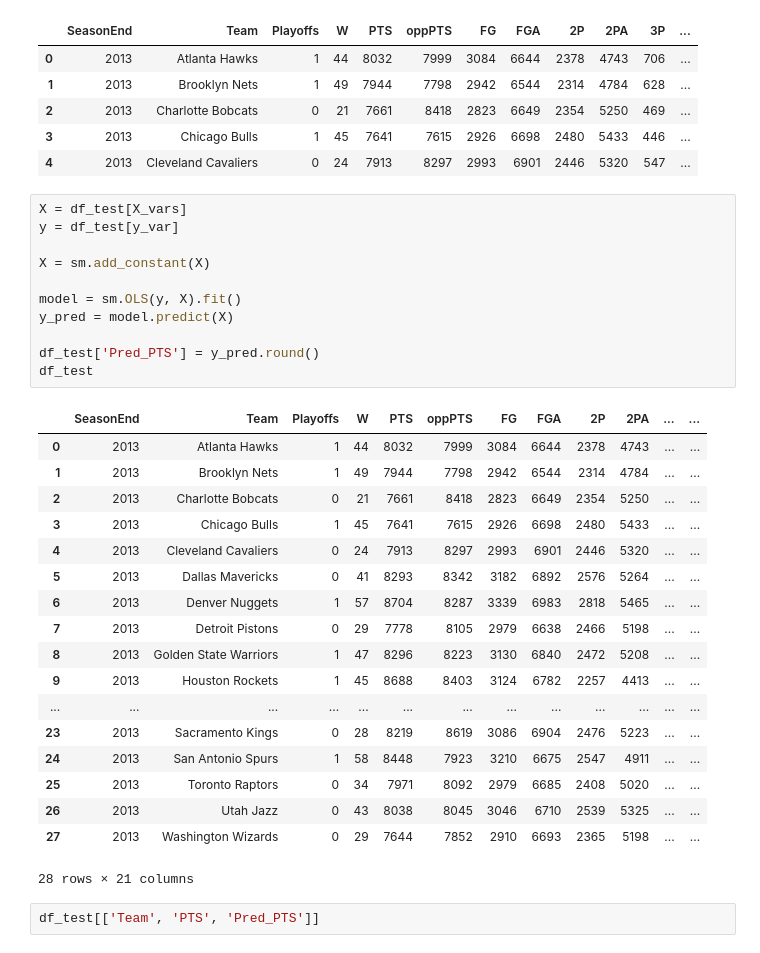
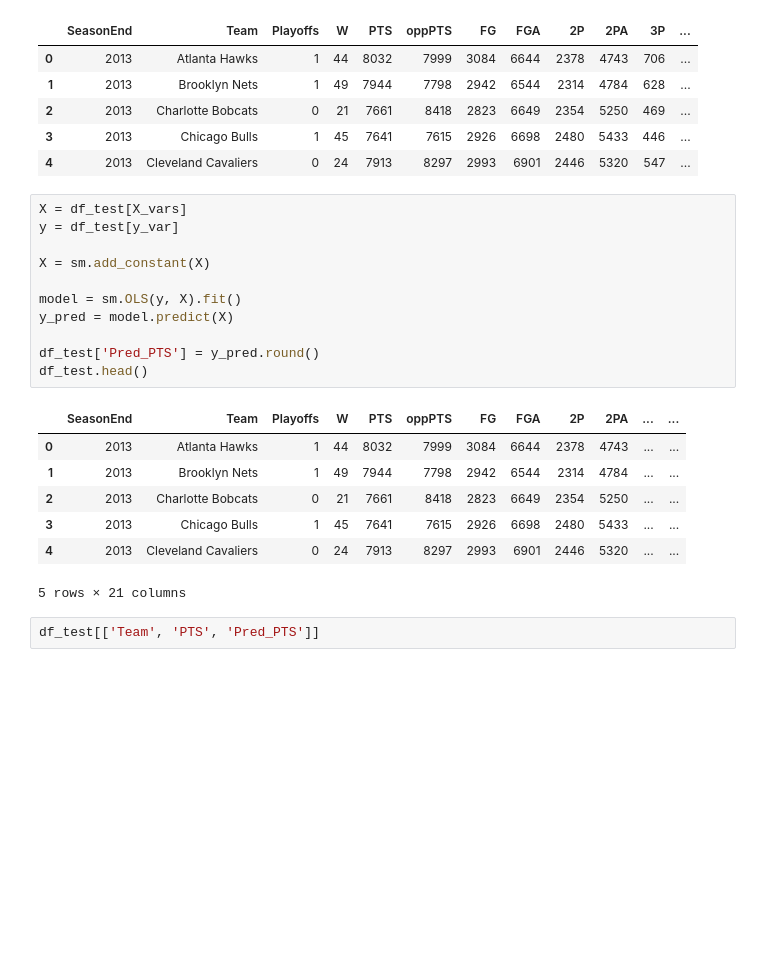
Before and after one commit to alyliann/my-fork-2024-DS-Tue, a Jupyter notebook: Week-07-Regression/Exercise-AV.ipynb, the cells around one changed output. Drawn from its saved outputs; the diff is of its cells as text; blank space fills up the shorter version.

```diff
--- a/Week-07-Regression/Exercise-AV.ipynb
+++ b/Week-07-Regression/Exercise-AV.ipynb
@@ -423,33 +423,22 @@ df_test.head()
 # %%
 X = df_test[X_vars]
 y = df_test[y_var]
 
 X = sm.add_constant(X)
 
 model = sm.OLS(y, X).fit()
 y_pred = model.predict(X)
 
 df_test['Pred_PTS'] = y_pred.round()
-df_test
+df_test.head()
 # %% [output]
 |  | SeasonEnd | Team | Playoffs | W | PTS | oppPTS | FG | FGA | 2P | 2PA | ... | ... |
 | 0 | 2013 | Atlanta Hawks | 1 | 44 | 8032 | 7999 | 3084 | 6644 | 2378 | 4743 | ... | ... |
 | 1 | 2013 | Brooklyn Nets | 1 | 49 | 7944 | 7798 | 2942 | 6544 | 2314 | 4784 | ... | ... |
 | 2 | 2013 | Charlotte Bobcats | 0 | 21 | 7661 | 8418 | 2823 | 6649 | 2354 | 5250 | ... | ... |
 | 3 | 2013 | Chicago Bulls | 1 | 45 | 7641 | 7615 | 2926 | 6698 | 2480 | 5433 | ... | ... |
 | 4 | 2013 | Cleveland Cavaliers | 0 | 24 | 7913 | 8297 | 2993 | 6901 | 2446 | 5320 | ... | ... |
-| 5 | 2013 | Dallas Mavericks | 0 | 41 | 8293 | 8342 | 3182 | 6892 | 2576 | 5264 | ... | ... |
-| 6 | 2013 | Denver Nuggets | 1 | 57 | 8704 | 8287 | 3339 | 6983 | 2818 | 5465 | ... | ... |
-| 7 | 2013 | Detroit Pistons | 0 | 29 | 7778 | 8105 | 2979 | 6638 | 2466 | 5198 | ... | ... |
-| 8 | 2013 | Golden State Warriors | 1 | 47 | 8296 | 8223 | 3130 | 6840 | 2472 | 5208 | ... | ... |
-| 9 | 2013 | Houston Rockets | 1 | 45 | 8688 | 8403 | 3124 | 6782 | 2257 | 4413 | ... | ... |
-| ... | ... | ... | ... | ... | ... | ... | ... | ... | ... | ... | ... | ... |
-| 23 | 2013 | Sacramento Kings | 0 | 28 | 8219 | 8619 | 3086 | 6904 | 2476 | 5223 | ... | ... |
-| 24 | 2013 | San Antonio Spurs | 1 | 58 | 8448 | 7923 | 3210 | 6675 | 2547 | 4911 | ... | ... |
-| 25 | 2013 | Toronto Raptors | 0 | 34 | 7971 | 8092 | 2979 | 6685 | 2408 | 5020 | ... | ... |
-| 26 | 2013 | Utah Jazz | 0 | 43 | 8038 | 8045 | 3046 | 6710 | 2539 | 5325 | ... | ... |
-| 27 | 2013 | Washington Wizards | 0 | 29 | 7644 | 7852 | 2910 | 6693 | 2365 | 5198 | ... | ... |
-28 rows × 21 columns
+5 rows × 21 columns
 # %%
 df_test[['Team', 'PTS', 'Pred_PTS']]
 # %% [output]
```
